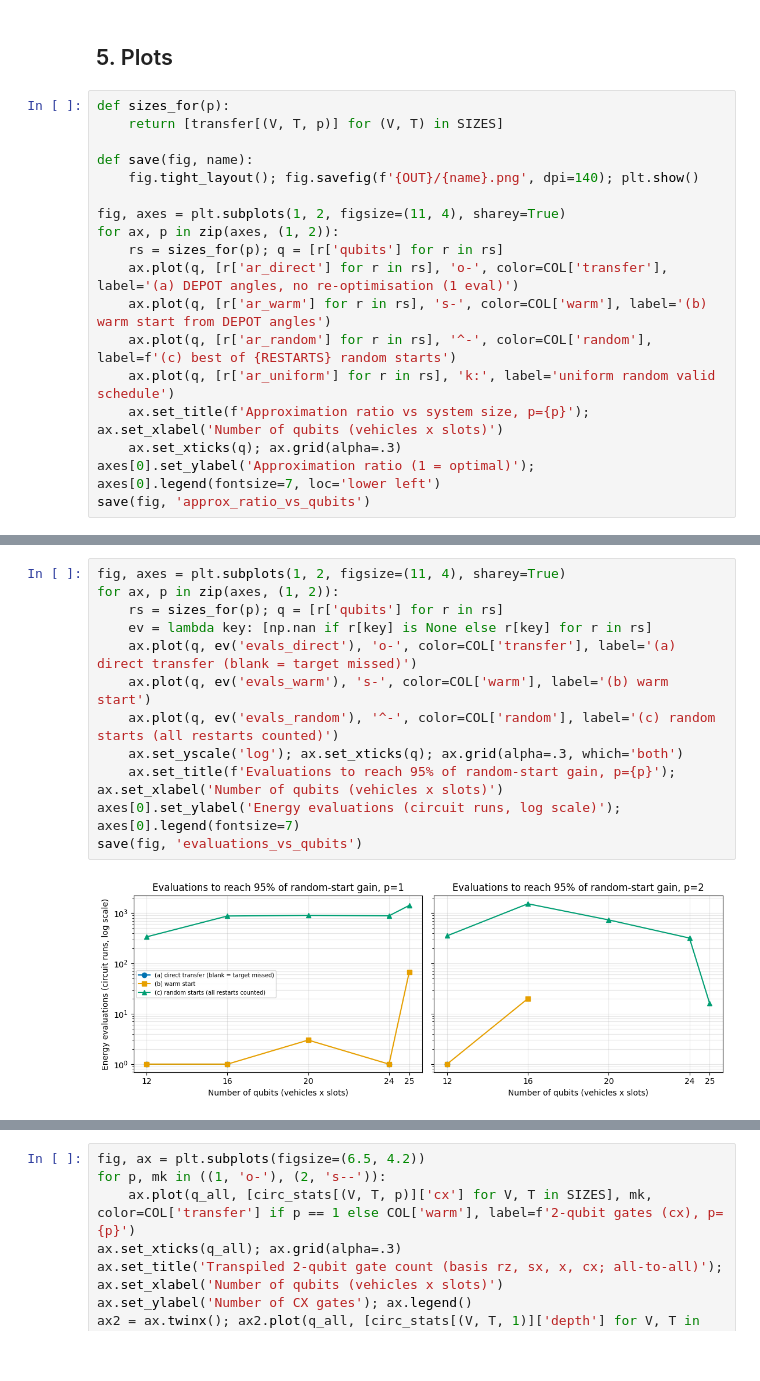
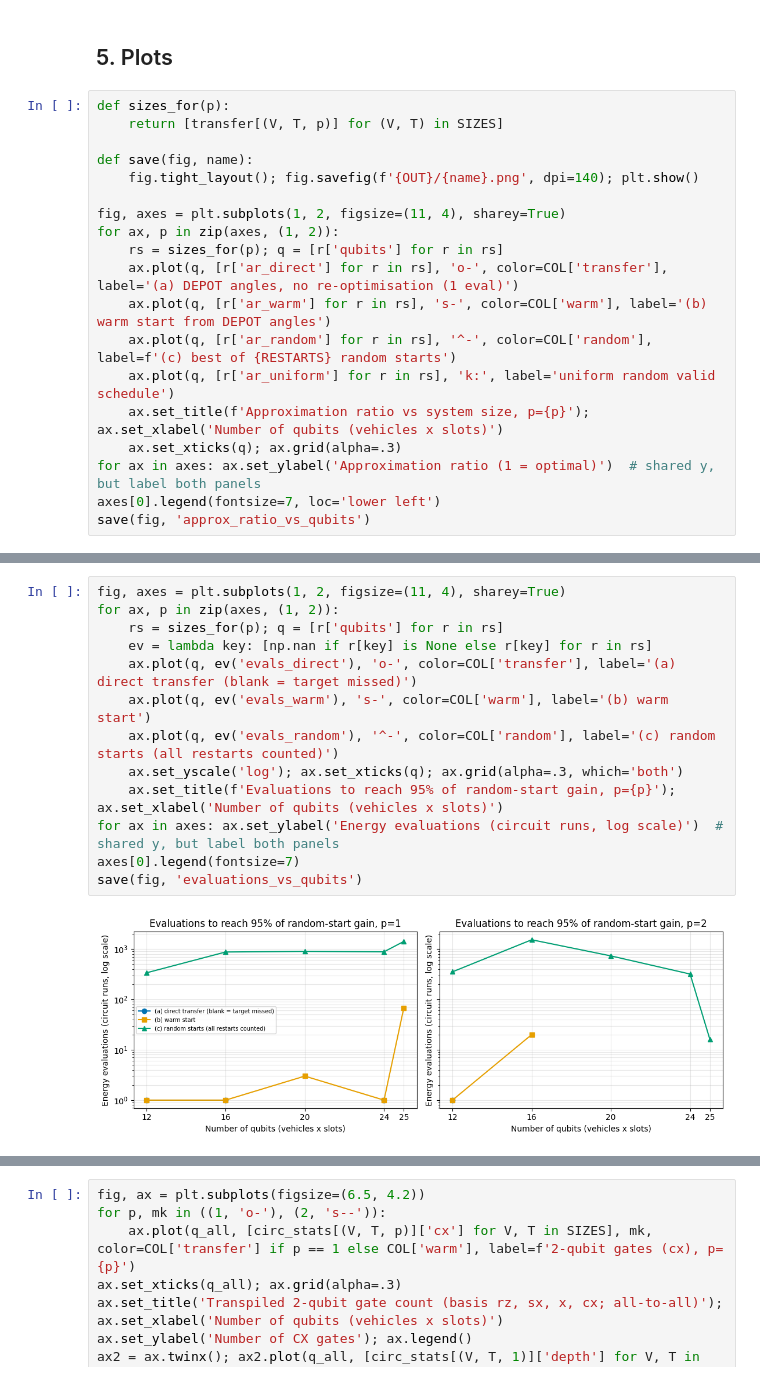
Before and after one commit to SakxamShrestha/quant5-fisk-IQ-hackathon, a Jupyter notebook: notebooks/03_scaling_and_transfer.ipynb, the cells around one changed output, grey strips where cells are left out. Saved outputs shown, nothing was run; the diff lists cells and outputs as text.

```diff
--- a/notebooks/03_scaling_and_transfer.ipynb
+++ b/notebooks/03_scaling_and_transfer.ipynb
@@ -248,6 +248,7 @@ for ax, p in zip(axes, (1, 2)):
     ax.plot(q, [r['ar_uniform'] for r in rs], 'k:', label='uniform random valid schedule')
     ax.set_title(f'Approximation ratio vs system size, p={p}'); ax.set_xlabel('Number of qubits (vehicles x slots)')
     ax.set_xticks(q); ax.grid(alpha=.3)
-axes[0].set_ylabel('Approximation ratio (1 = optimal)'); axes[0].legend(fontsize=7, loc='lower left')
+for ax in axes: ax.set_ylabel('Approximation ratio (1 = optimal)')  # shared y, but label both panels
+axes[0].legend(fontsize=7, loc='lower left')
 save(fig, 'approx_ratio_vs_qubits')
 # %% [output]
@@ -255,17 +256,18 @@ save(fig, 'approx_ratio_vs_qubits')
 # %%
 fig, axes = plt.subplots(1, 2, figsize=(11, 4), sharey=True)
 for ax, p in zip(axes, (1, 2)):
     rs = sizes_for(p); q = [r['qubits'] for r in rs]
     ev = lambda key: [np.nan if r[key] is None else r[key] for r in rs]
     ax.plot(q, ev('evals_direct'), 'o-', color=COL['transfer'], label='(a) direct transfer (blank = target missed)')
     ax.plot(q, ev('evals_warm'), 's-', color=COL['warm'], label='(b) warm start')
     ax.plot(q, ev('evals_random'), '^-', color=COL['random'], label='(c) random starts (all restarts counted)')
     ax.set_yscale('log'); ax.set_xticks(q); ax.grid(alpha=.3, which='both')
     ax.set_title(f'Evaluations to reach 95% of random-start gain, p={p}'); ax.set_xlabel('Number of qubits (vehicles x slots)')
-axes[0].set_ylabel('Energy evaluations (circuit runs, log scale)'); axes[0].legend(fontsize=7)
+for ax in axes: ax.set_ylabel('Energy evaluations (circuit runs, log scale)')  # shared y, but label both panels
+axes[0].legend(fontsize=7)
 save(fig, 'evaluations_vs_qubits')
 # %% [output]
-[figure, old version]
+[figure, new version]
 # %%
 fig, ax = plt.subplots(figsize=(6.5, 4.2))
 q_all = [scaling[(V, T, 1)]['qubits'] for V, T in SIZES]
```
Also changed, not shown: parts of 8 cells of this notebook, 14 other files.
